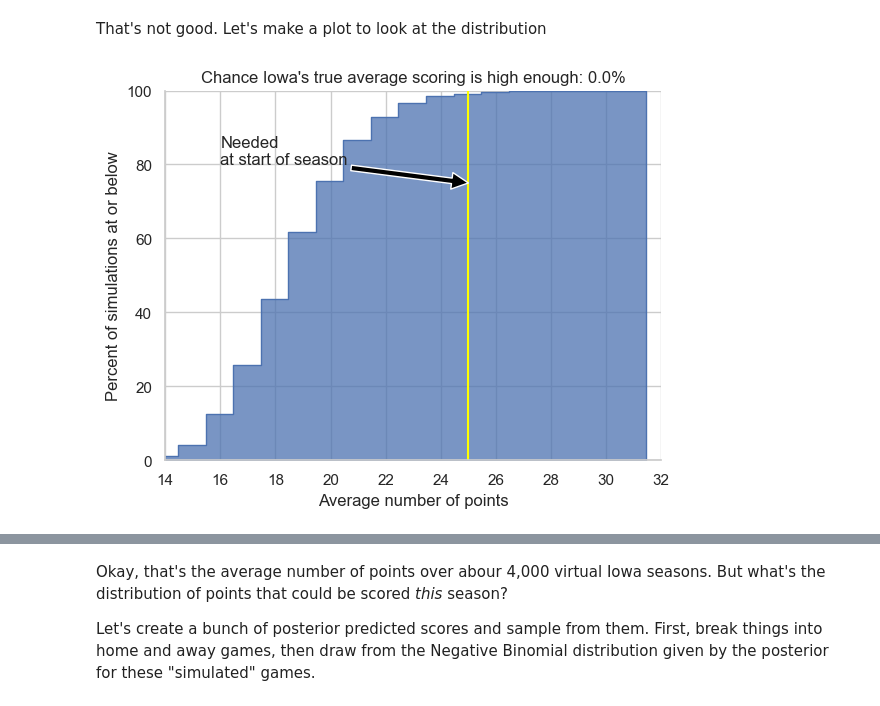
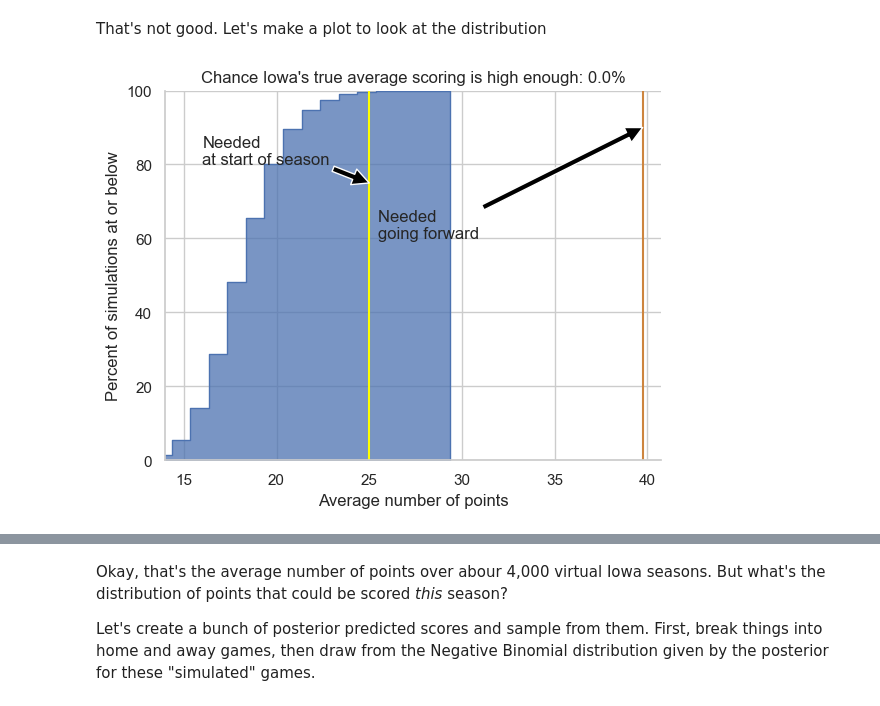
Before and after one commit to frank1010111/iowa-scoring, a Jupyter notebook: notebooks/analyze.ipynb, the cells around one changed output, grey strips where cells are left out. Saved outputs shown, nothing was run; the diff lists cells and outputs as text; code cells hidden in the pictures.

```diff
--- a/notebooks/analyze.ipynb
+++ b/notebooks/analyze.ipynb
@@ -337,35 +337,35 @@ with sns.axes_style("whitegrid"):
     g = sns.histplot(
         posterior_2023_points,
         discrete=True,
         element="step",
         stat="percent",
         cumulative=True,
         fill=True,
     )
     g.set(
-        xlim=(14, 32),
+        xlim=(14, max([30, points_per_game_to_stay + 1])),
         ylim=(0, 100),
         ylabel="Percent of simulations at or below",
         xlabel="Average number of points",
         title=f"Chance Iowa's true average scoring is high enough: {np.mean(posterior_2023_points >= points_per_game_to_stay):.1%}",
     )
     g.vlines(points_per_game_to_stay, 0, 100, color="peru")
     g.vlines(25, 0, 100, color="yellow")
     sns.despine()
     g.annotate(
         "Needed \ngoing forward",
         xy=(points_per_game_to_stay, 90),
         xytext=(25.5, 60),
         arrowprops=dict(facecolor="black"),
     )
     g.annotate(
         "Needed\nat start of season",
         xy=(25, 75),
         xytext=(16, 80),
         arrowprops=dict(facecolor="black"),
     )
 # %% [output]
-[figure, old version]
+[figure, new version]
 # %%
 g = sns.histplot(
     posterior_2023_points,
```
Also changed, not shown: parts of 13 cells of this notebook, 1 other file.
